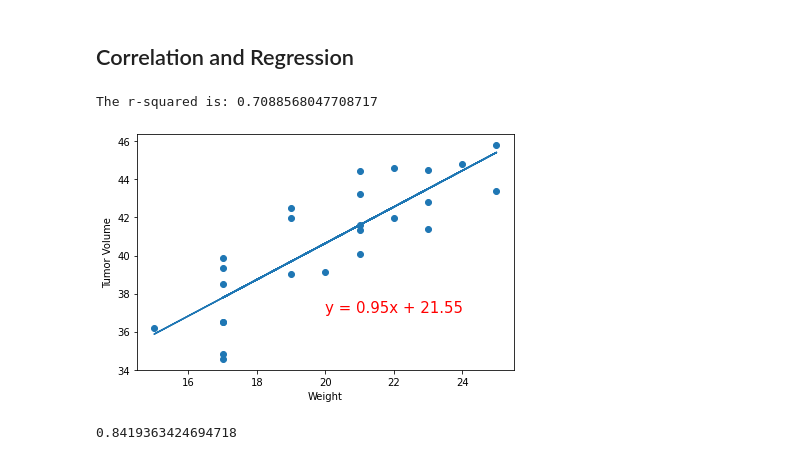
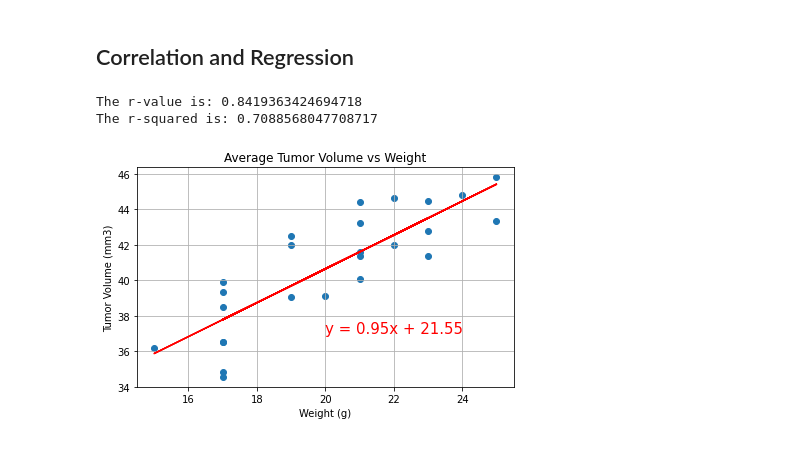
Before and after one commit to lauragabrielson/Matplotlib_Challenge, a Jupyter notebook: pymaceuticals_starter.ipynb, the cells around one changed output. Drawn from its saved outputs; the diff is of its cells as text; code cells hidden in the pictures.

```diff
--- a/pymaceuticals_starter.ipynb
+++ b/pymaceuticals_starter.ipynb
@@ -327,29 +327,29 @@ capo_scatter = capo_group_df.plot(kind="scatter", x ="Weight (g)", y="Tumor Volu
 # %%
 # Calculate the correlation coefficient and linear regression model
 # for mouse weight and average tumor volume for the Capomulin regimen
 x_values = capo_group_df["Weight (g)"]
 y_values = capo_group_df["Tumor Volume (mm3)"]
 
 (slope, intercept, rvalue, pvalue, stderr) = st.linregress(x_values, y_values)
 
 regress_values = x_values * slope + intercept
 
 line_eq = "y = " + str(round(slope,2)) + "x + " + str(round(intercept,2))
 
 # Create scatterplot with linear regression
 plt.scatter(x_values,y_values)
 
-plt.plot(x_values,regress_values)
+plt.plot(x_values,regress_values, "r-")
 plt.annotate(line_eq,(20,37),fontsize=15,color="red")
-plt.xlabel("Weight")
-plt.ylabel("Tumor Volume")
+plt.xlabel("Weight (g)")
+plt.ylabel("Tumor Volume (mm3)")
+print(f"The r-value is: {rvalue}")
 print(f"The r-squared is: {rvalue**2}")
+plt.title("Average Tumor Volume vs Weight")
 plt.tight_layout()
+plt.grid()
 plt.show()
 # %% [output]
+The r-value is: 0.8419363424694718
 The r-squared is: 0.7088568047708717
-[figure, old version]
+[figure, new version]
-# %%
-print(rvalue)
-# %% [output]
-0.8419363424694718
```
Also changed, not shown: parts of 4 cells of this notebook.
